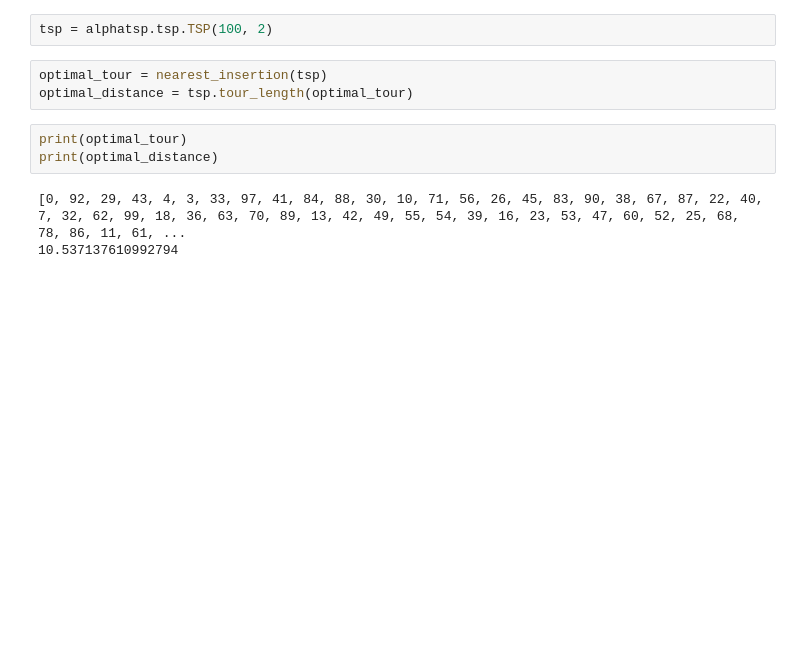
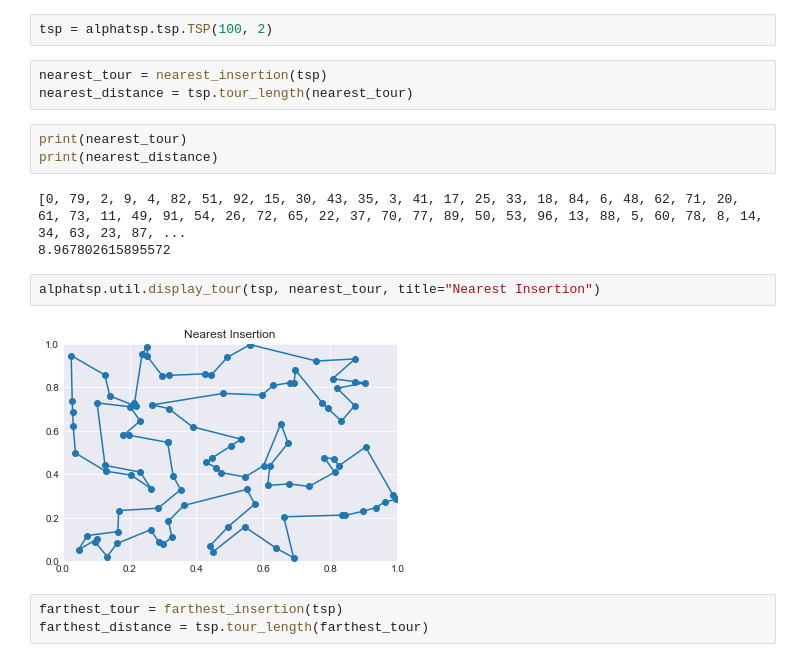
Before and after one commit to flixpar/AlphaTSP, a Jupyter notebook: notebooks/insertion.ipynb, the cells around one changed output. Saved outputs shown, nothing was run; the diff lists cells and outputs as text; blank space fills up the shorter version.

Commit message:
fixed insertion heuristic solvers

```diff
--- a/notebooks/insertion.ipynb
+++ b/notebooks/insertion.ipynb
@@ -71,11 +145,18 @@ def nearest_insertion(tsp):
 # %%
 tsp = alphatsp.tsp.TSP(100, 2)
 # %%
-optimal_tour = nearest_insertion(tsp)
-optimal_distance = tsp.tour_length(optimal_tour)
+nearest_tour = nearest_insertion(tsp)
+nearest_distance = tsp.tour_length(nearest_tour)
 # %%
-print(optimal_tour)
-print(optimal_distance)
+print(nearest_tour)
+print(nearest_distance)
 # %% [output]
-[0, 92, 29, 43, 4, 3, 33, 97, 41, 84, 88, 30, 10, 71, 56, 26, 45, 83, 90, 38, 67, 87, 22, 40, 7, 32, 62, 99, 18, 36, 63, 70, 89, 13, 42, 49, 55, 54, 39, 16, 23, 53, 47, 60, 52, 25, 68, 78, 86, 11, 61, ...
-10.537137610992794
+[0, 79, 2, 9, 4, 82, 51, 92, 15, 30, 43, 35, 3, 41, 17, 25, 33, 18, 84, 6, 48, 62, 71, 20, 61, 73, 11, 49, 91, 54, 26, 72, 65, 22, 37, 70, 77, 89, 50, 53, 96, 13, 88, 5, 60, 78, 8, 14, 34, 63, 23, 87, ...
+8.967802615895572
+# %%
+alphatsp.util.display_tour(tsp, nearest_tour, title="Nearest Insertion")
+# %% [output]
+[figure, added]
+# %%
+farthest_tour = farthest_insertion(tsp)
+farthest_distance = tsp.tour_length(farthest_tour)
```
Also changed, not shown: parts of 5 cells of this notebook, 1 other file.
